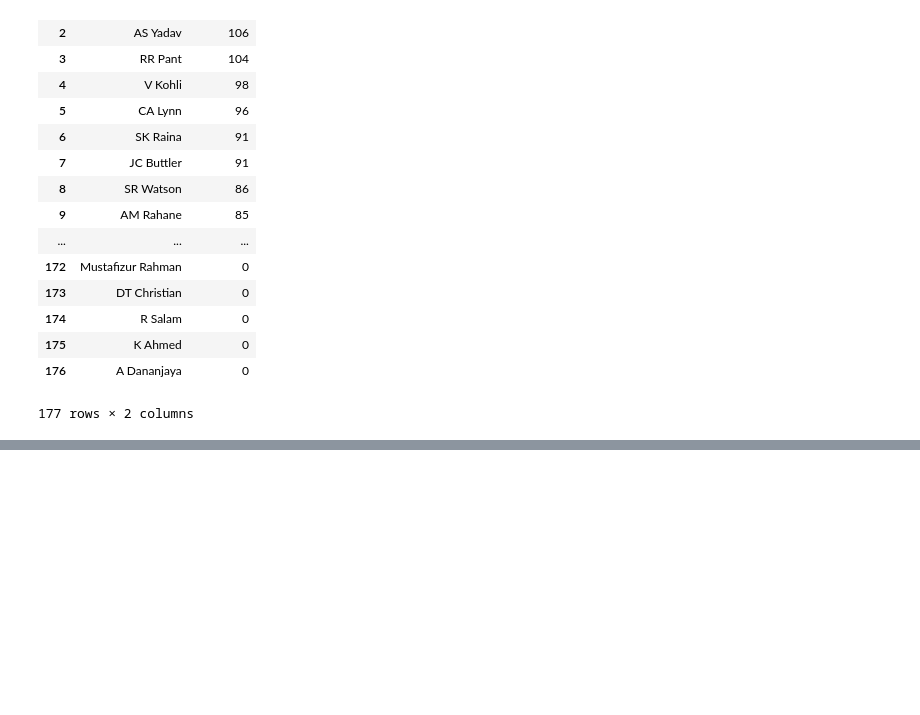
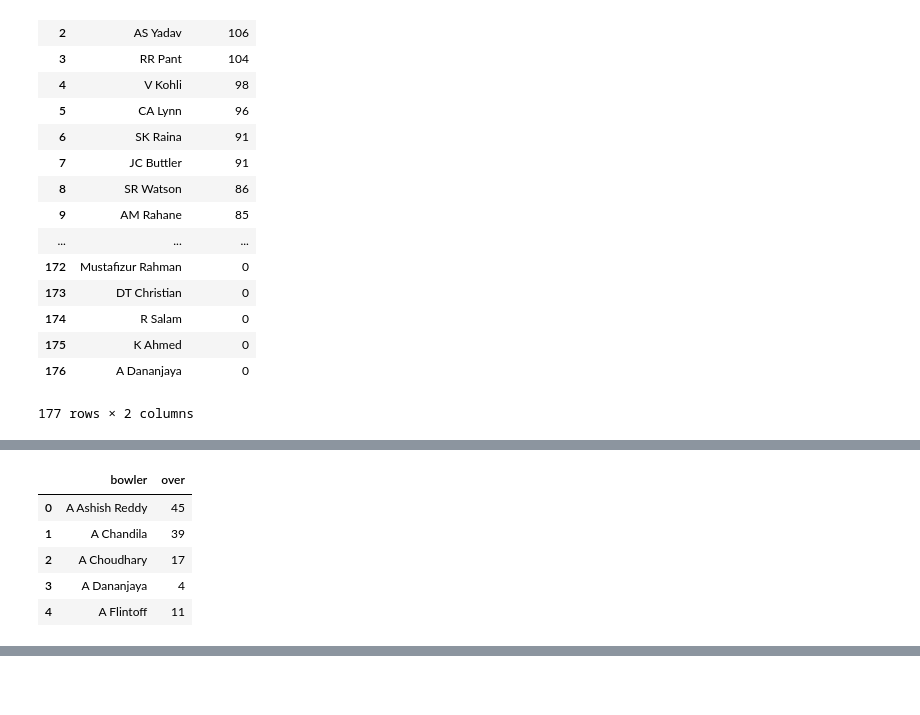
Before and after one commit to Ishita-Kedia/IPL_Analysis, a Jupyter notebook: batsman.ipynb, the cells around one changed output, grey strips where cells are left out. Cells and saved outputs as stored; diff of their text form; code cells hidden in the pictures; blank space fills up the shorter version.

```diff
--- a/batsman.ipynb
+++ b/batsman.ipynb
@@ -827,3 +890,12 @@ aa = bowl_eco.groupby('bowler')['over'].agg(lambda x: (x<7).sum()).reset_index()
+# %%
+aaa.head()
+# %% [output]
+|  | bowler | over |
+| 0 | A Ashish Reddy | 45 |
+| 1 | A Chandila | 39 |
+| 2 | A Choudhary | 17 |
+| 3 | A Dananjaya | 4 |
+| 4 | A Flintoff | 11 |
 # %%
 aa
 # %% [output]
```
Also changed, not shown: parts of 15 cells of this notebook, 16 other files.
